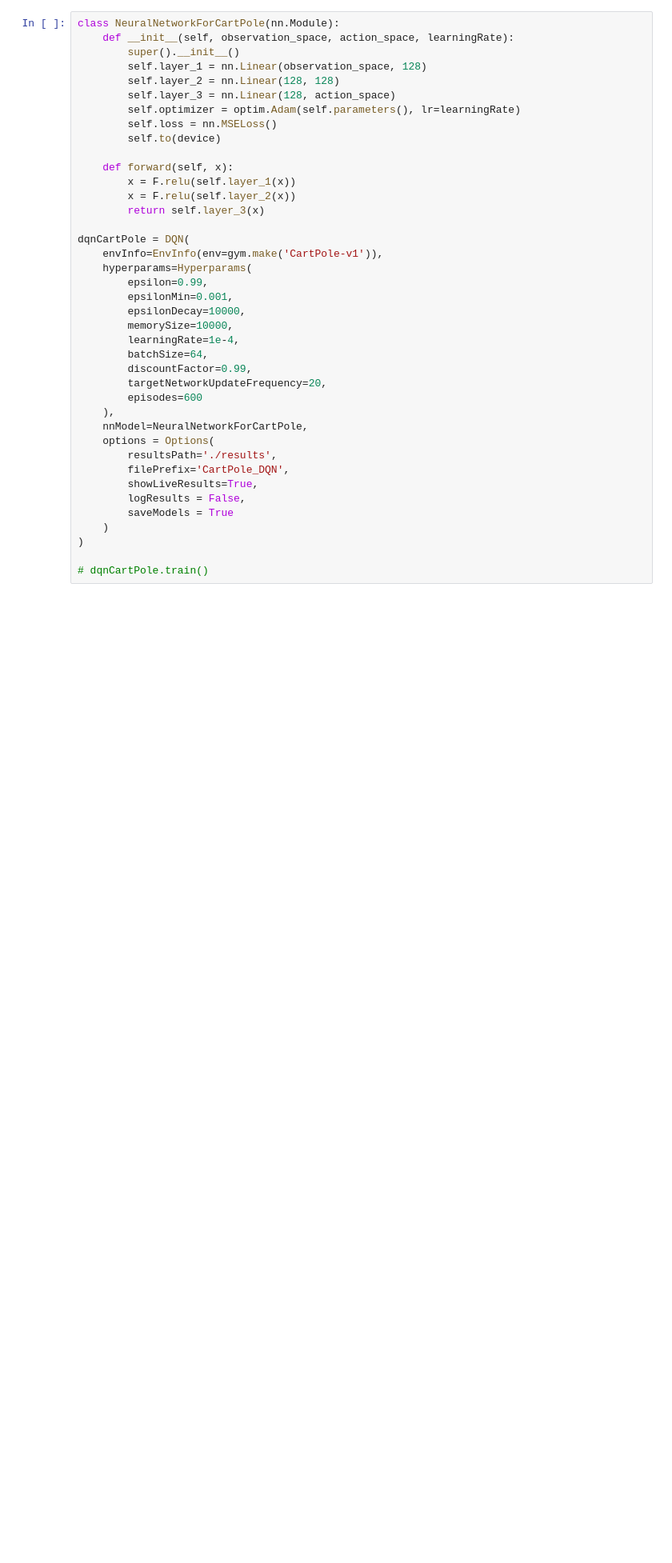
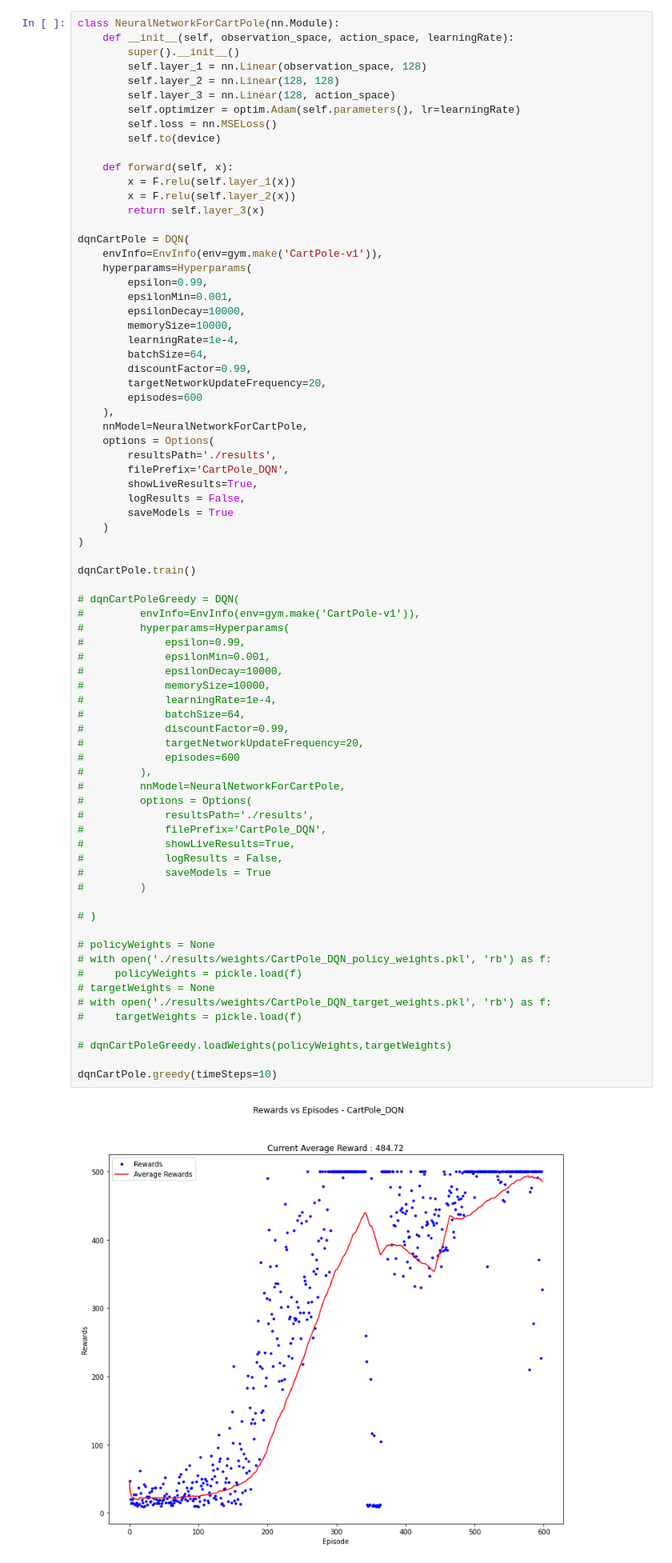
Before and after one commit to Pranomvignesh/UB_CSE546_RL_Assignment_2, a Jupyter notebook: FinalRun.ipynb, the cells around one changed output. Shown at 80% size. Cells and saved outputs as stored; diff of their text form; blank space fills up the shorter version.

Commit message:
Updated greedy functions

```diff
--- a/FinalRun.ipynb
+++ b/FinalRun.ipynb
@@ -23,31 +24,68 @@ class NeuralNetworkForCartPole(nn.Module):
         self.to(device)
 
     def forward(self, x):
         x = F.relu(self.layer_1(x))
         x = F.relu(self.layer_2(x))
         return self.layer_3(x)
 
 dqnCartPole = DQN(
     envInfo=EnvInfo(env=gym.make('CartPole-v1')),
     hyperparams=Hyperparams(
         epsilon=0.99,
         epsilonMin=0.001,
         epsilonDecay=10000,
         memorySize=10000,
         learningRate=1e-4,
         batchSize=64,
         discountFactor=0.99,
         targetNetworkUpdateFrequency=20,
         episodes=600
     ),
     nnModel=NeuralNetworkForCartPole,
     options = Options(
         resultsPath='./results',
         filePrefix='CartPole_DQN',
         showLiveResults=True,
         logResults = False,
         saveModels = True
     )
 )
 
-# dqnCartPole.train()
+dqnCartPole.train()
+
+# dqnCartPoleGreedy = DQN(
+#         envInfo=EnvInfo(env=gym.make('CartPole-v1')),
+#         hyperparams=Hyperparams(
+#             epsilon=0.99,
+#             epsilonMin=0.001,
+#             epsilonDecay=10000,
+#             memorySize=10000,
+#             learningRate=1e-4,
+#             batchSize=64,
+#             discountFactor=0.99,
+#             targetNetworkUpdateFrequency=20,
+#             episodes=600
+#         ),
+#         nnModel=NeuralNetworkForCartPole,
+#         options = Options(
+#             resultsPath='./results',
+#             filePrefix='CartPole_DQN',
+#             showLiveResults=True,
+#             logResults = False,
+#             saveModels = True
+#         )
+
+# )
+
+# policyWeights = None
+# with open('./results/weights/CartPole_DQN_policy_weights.pkl', 'rb') as f:
+#     policyWeights = pickle.load(f)
+# targetWeights = None
+# with open('./results/weights/CartPole_DQN_target_weights.pkl', 'rb') as f:
+#     targetWeights = pickle.load(f)
+
+# dqnCartPoleGreedy.loadWeights(policyWeights,targetWeights)
+
+dqnCartPole.greedy(timeSteps=10)
+# %% [output]
+[figure, added]
```
Also changed, not shown: parts of 2 cells of this notebook, 6 other files.
